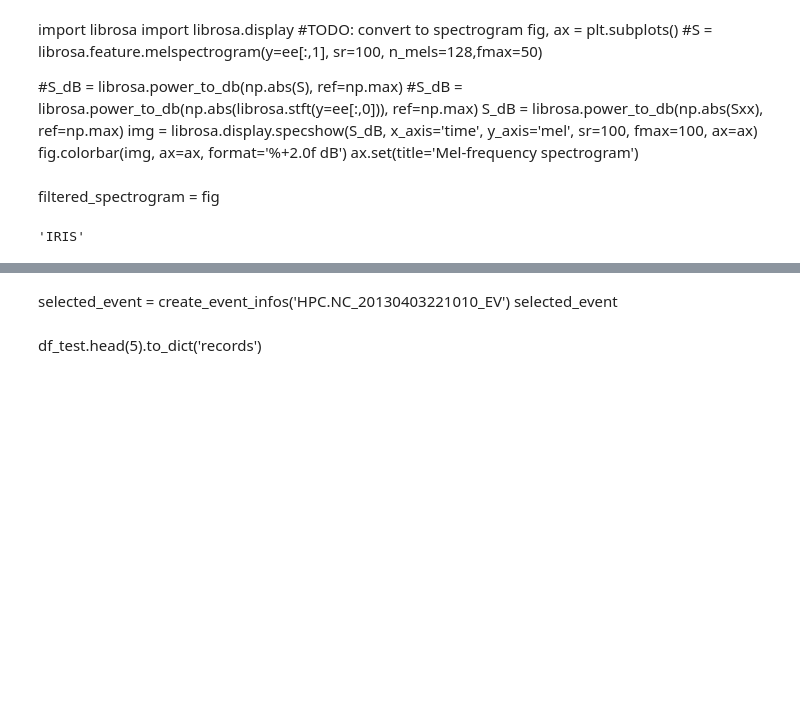
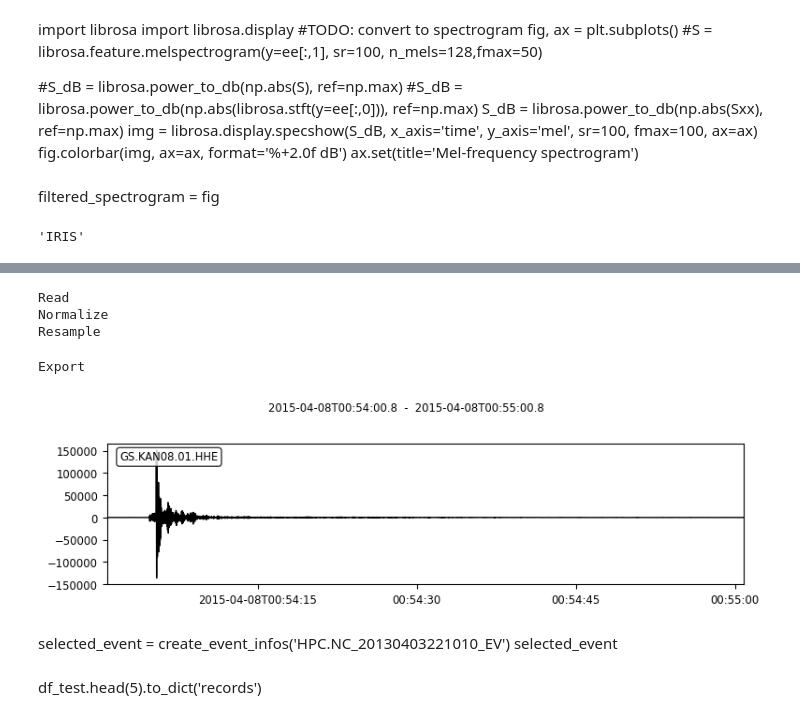
Before and after one commit to doromboziandras32/Earthquake-visualization, a Jupyter notebook: Plot_test_map_leaflet.ipynb, the cells around one changed output, grey strips where cells are left out. Saved outputs shown, nothing was run; the diff lists cells and outputs as text; code cells hidden in the pictures; blank space fills up the shorter version.

```diff
--- a/Plot_test_map_leaflet.ipynb
+++ b/Plot_test_map_leaflet.ipynb
@@ -346,7 +341,7 @@ provider_of_waveform
 |  | Unnamed: 0 | provider | network_name | station_name | latitude | longitude | station_opened | station_closed |
 | 1232 | 0 | IRIS | GS | KAN08 | 37.22672 | -97.970947 | 2014-08-21T16:00:00.000000Z | NaN |
 # %%
-extract_waveform(client, selected_event)
+wave_test = extract_waveform(client, selected_event)
 # %% [output]
 GS
 KAN08
@@ -355,3 +349,14 @@ GS.KAN08.01.HHE | 2015-04-08T00:54:00.800000Z - 2015-04-08T00:55:00.800000Z | 20
+# %%
+o_file = create_seismic_sound_to_dash_bytes(wave_test)
+spectrogram_plot = spectrogram_to_uri(wave_test)
+
+base_seismogram = fig_to_uri(wave_test.plot())
+# %% [output]
+Read
+Normalize
+Resample
+Export
+[figure, added]
 # %%
 #df_test = df_test[['time','source_depth_km','source_magnitude','trace_name','source_latitude','source_longitude','trace_category']]
 #df_test = df_test[['time','source_depth_km','source_magnitude','source_latitude','source_longitude','trace_category']]
```
Also changed, not shown: parts of 5 cells of this notebook.
